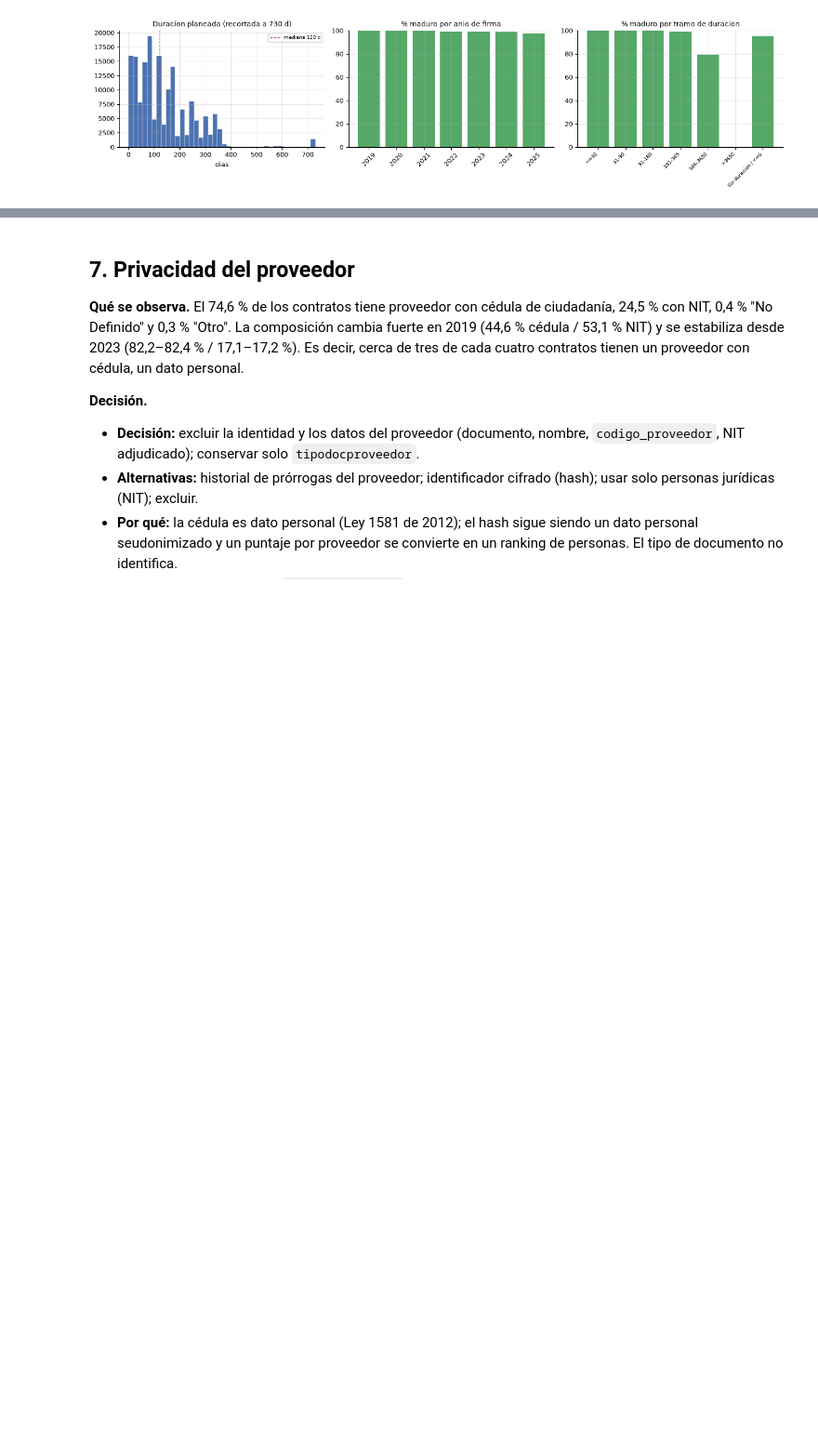
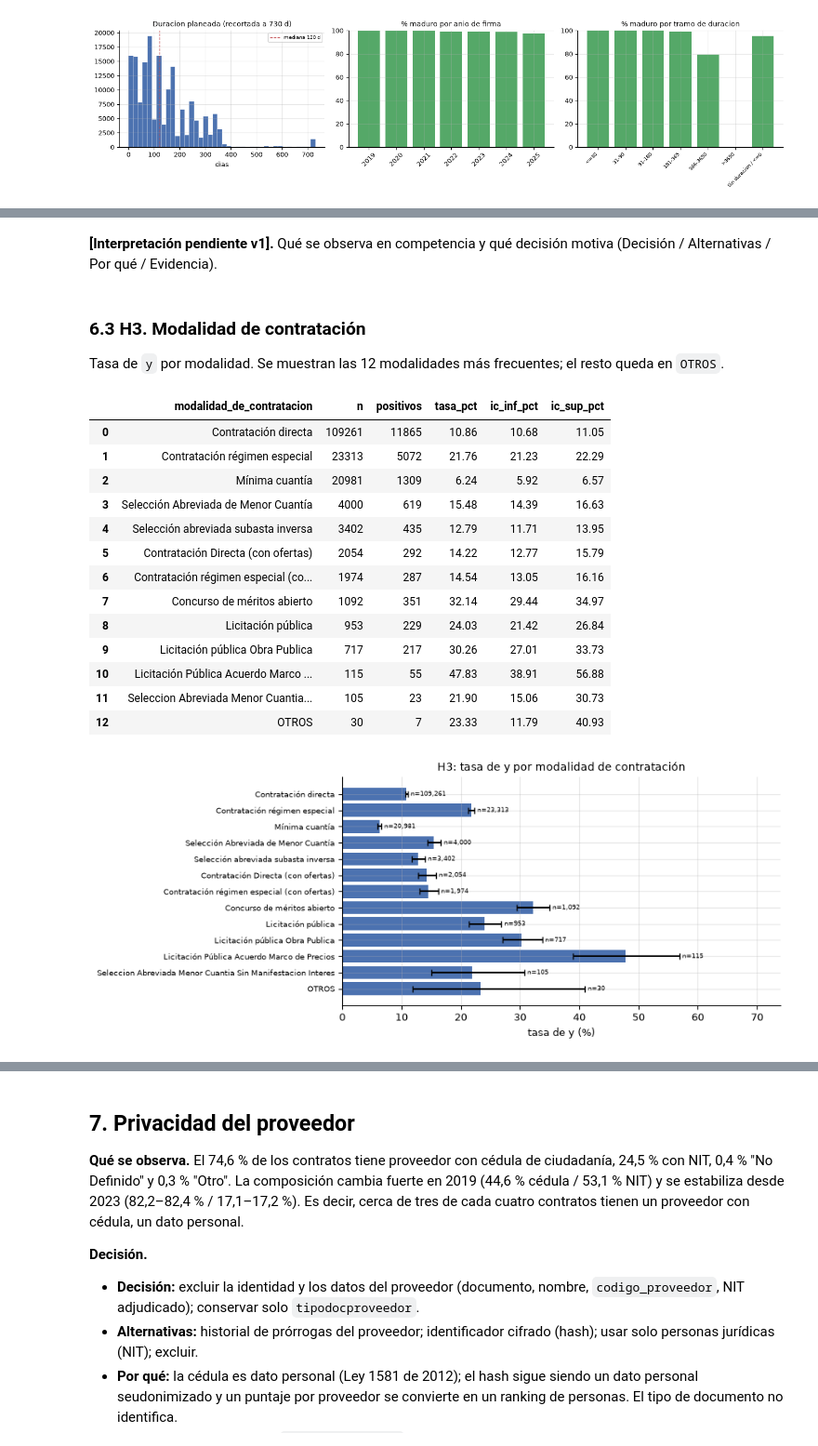
Before and after one commit to kepabonsaeafit/fundamentos-aa-2026, a Jupyter notebook: final-project/notebooks/03_eda.ipynb, the cells around one changed output, grey strips where cells are left out. Shown at 93% size. Drawn from its saved outputs; the diff is of its cells as text; code cells hidden in the pictures; blank space fills up the shorter version.

```diff
--- a/final-project/notebooks/03_eda.ipynb
+++ b/final-project/notebooks/03_eda.ipynb
@@ -387,0 +513,30 @@ Se completa en el paso 3, junto con §5 y §6. Hoy no se interpreta: la etiqueta
+# %% [markdown]
+**[Interpretación pendiente v1].** Qué se observa en competencia y qué decisión motiva (Decisión / Alternativas / Por qué / Evidencia).
+# %% [markdown]
+### 6.3 H3. Modalidad de contratación
+
+Tasa de `y` por modalidad. Se muestran las 12 modalidades más frecuentes; el resto queda en `OTROS`.
+# %%
+tabla_h3 = eda.tasa_top_categorias(Xy, "modalidad_de_contratacion", top=12)
+display(eda.tasas_en_pct(tabla_h3).round(2))
+eda.graficar_tasa_por_grupo(
+    tabla_h3, col_grupo="modalidad_de_contratacion",
+    titulo="H3: tasa de y por modalidad de contratación", horizontal=True,
+)
+plt.show()
+# %% [output]
+|  | modalidad_de_contratacion | n | positivos | tasa_pct | ic_inf_pct | ic_sup_pct |
+| 0 | Contratación directa | 109261 | 11865 | 10.86 | 10.68 | 11.05 |
+| 1 | Contratación régimen especial | 23313 | 5072 | 21.76 | 21.23 | 22.29 |
+| 2 | Mínima cuantía | 20981 | 1309 | 6.24 | 5.92 | 6.57 |
+| 3 | Selección Abreviada de Menor Cuantía | 4000 | 619 | 15.48 | 14.39 | 16.63 |
+| 4 | Selección abreviada subasta inversa | 3402 | 435 | 12.79 | 11.71 | 13.95 |
+| 5 | Contratación Directa (con ofertas) | 2054 | 292 | 14.22 | 12.77 | 15.79 |
+| 6 | Contratación régimen especial (co... | 1974 | 287 | 14.54 | 13.05 | 16.16 |
+| 7 | Concurso de méritos abierto | 1092 | 351 | 32.14 | 29.44 | 34.97 |
+| 8 | Licitación pública | 953 | 229 | 24.03 | 21.42 | 26.84 |
+| 9 | Licitación pública Obra Publica | 717 | 217 | 30.26 | 27.01 | 33.73 |
+| 10 | Licitación Pública Acuerdo Marco ... | 115 | 55 | 47.83 | 38.91 | 56.88 |
+| 11 | Seleccion Abreviada Menor Cuantia... | 105 | 23 | 21.90 | 15.06 | 30.73 |
+| 12 | OTROS | 30 | 7 | 23.33 | 11.79 | 40.93 |
+[figure, added]
```
Also changed, not shown: parts of 27 cells of this notebook, 1 other file.
